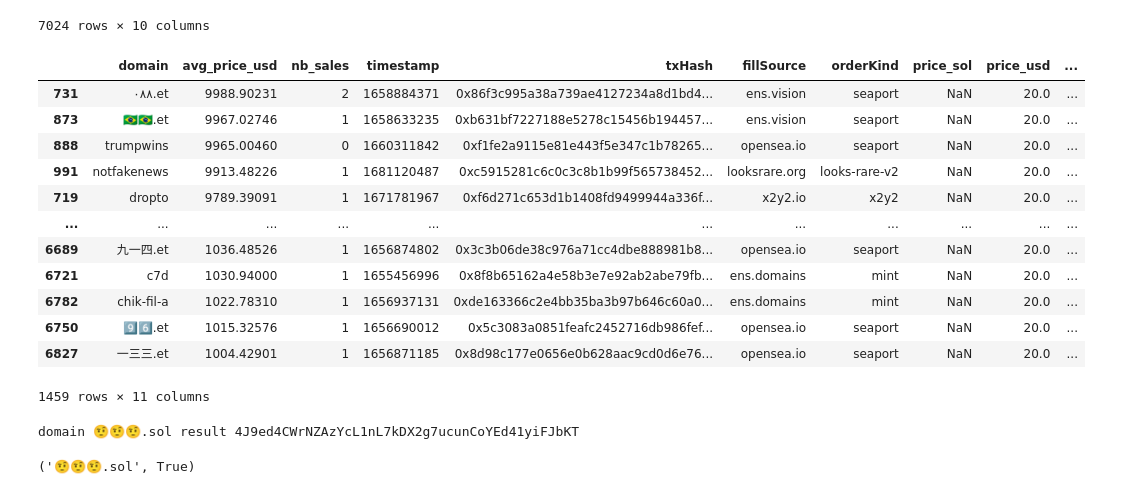
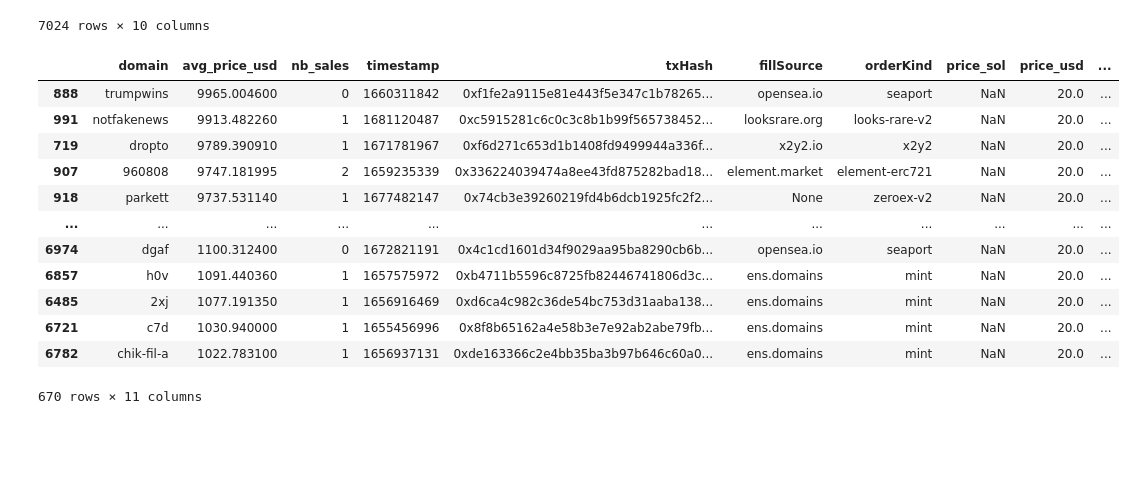
Before and after one commit to thismad/SolEthDomains, a Jupyter notebook: main.ipynb, the cells around one changed output. Saved outputs shown, nothing was run; the diff lists cells and outputs as text; code cells hidden in the pictures; blank space fills up the shorter version.

```diff
--- a/main.ipynb
+++ b/main.ipynb
@@ -548,24 +548,21 @@ temp_merge
 # %%
 temp_merge['price_usd']=temp_merge.apply(lambda x: 20 if not x['is_registered'] else x['price_usd'],axis=1)
 temp_merge['delta']=temp_merge.apply(lambda x: x['avg_price_usd']-x['price_usd'], axis=1)
-temp_merge[temp_merge['is_registered']==False].sort_values(by=['delta'], ascending=False)
+temp_merge=temp_merge[temp_merge['is_registered']==False].sort_values(by=['delta'], ascending=False)
+# Error with some aprsed domains... probably [:-4] weird
+temp_merge = temp_merge[~temp_merge['domain'].str.endswith('.et')]
+temp_merge
 # %% [output]
 |  | domain | avg_price_usd | nb_sales | timestamp | txHash | fillSource | orderKind | price_sol | price_usd | ... |
-| 731 | ٠٨٨.et | 9988.90231 | 2 | 1658884371 | 0x86f3c995a38a739ae4127234a8d1bd4... | ens.vision | seaport | NaN | 20.0 | ... |
-| 873 | 🇧🇷🇧🇷.et | 9967.02746 | 1 | 1658633235 | 0xb631bf7227188e5278c15456b194457... | ens.vision | seaport | NaN | 20.0 | ... |
-| 888 | trumpwins | 9965.00460 | 0 | 1660311842 | 0xf1fe2a9115e81e443f5e347c1b78265... | opensea.io | seaport | NaN | 20.0 | ... |
-| 991 | notfakenews | 9913.48226 | 1 | 1681120487 | 0xc5915281c6c0c3c8b1b99f565738452... | looksrare.org | looks-rare-v2 | NaN | 20.0 | ... |
-| 719 | dropto | 9789.39091 | 1 | 1671781967 | 0xf6d271c653d1b1408fd9499944a336f... | x2y2.io | x2y2 | NaN | 20.0 | ... |
+| 888 | trumpwins | 9965.004600 | 0 | 1660311842 | 0xf1fe2a9115e81e443f5e347c1b78265... | opensea.io | seaport | NaN | 20.0 | ... |
+| 991 | notfakenews | 9913.482260 | 1 | 1681120487 | 0xc5915281c6c0c3c8b1b99f565738452... | looksrare.org | looks-rare-v2 | NaN | 20.0 | ... |
+| 719 | dropto | 9789.390910 | 1 | 1671781967 | 0xf6d271c653d1b1408fd9499944a336f... | x2y2.io | x2y2 | NaN | 20.0 | ... |
+| 907 | 960808 | 9747.181995 | 2 | 1659235339 | 0x336224039474a8ee43fd875282bad18... | element.market | element-erc721 | NaN | 20.0 | ... |
+| 918 | parkett | 9737.531140 | 1 | 1677482147 | 0x74cb3e39260219fd4b6dcb1925fc2f2... | None | zeroex-v2 | NaN | 20.0 | ... |
 | ... | ... | ... | ... | ... | ... | ... | ... | ... | ... | ... |
-| 6689 | 九一四.et | 1036.48526 | 1 | 1656874802 | 0x3c3b06de38c976a71cc4dbe888981b8... | opensea.io | seaport | NaN | 20.0 | ... |
-| 6721 | c7d | 1030.94000 | 1 | 1655456996 | 0x8f8b65162a4e58b3e7e92ab2abe79fb... | ens.domains | mint | NaN | 20.0 | ... |
-| 6782 | chik-fil-a | 1022.78310 | 1 | 1656937131 | 0xde163366c2e4bb35ba3b97b646c60a0... | ens.domains | mint | NaN | 20.0 | ... |
-| 6750 | 9️⃣6️⃣.et | 1015.32576 | 1 | 1656690012 | 0x5c3083a0851feafc2452716db986fef... | opensea.io | seaport | NaN | 20.0 | ... |
-| 6827 | 一三三.et | 1004.42901 | 1 | 1656871185 | 0x8d98c177e0656e0b628aac9cd0d6e76... | opensea.io | seaport | NaN | 20.0 | ... |
+| 6974 | dgaf | 1100.312400 | 0 | 1672821191 | 0x4c1cd1601d34f9029aa95ba8290cb6b... | opensea.io | seaport | NaN | 20.0 | ... |
+| 6857 | h0v | 1091.440360 | 1 | 1657575972 | 0xb4711b5596c8725fb82446741806d3c... | ens.domains | mint | NaN | 20.0 | ... |
+| 6485 | 2xj | 1077.191350 | 1 | 1656916469 | 0xd6ca4c982c36de54bc753d31aaba138... | ens.domains | mint | NaN | 20.0 | ... |
+| 6721 | c7d | 1030.940000 | 1 | 1655456996 | 0x8f8b65162a4e58b3e7e92ab2abe79fb... | ens.domains | mint | NaN | 20.0 | ... |
+| 6782 | chik-fil-a | 1022.783100 | 1 | 1656937131 | 0xde163366c2e4bb35ba3b97b646c60a0... | ens.domains | mint | NaN | 20.0 | ... |
-1459 rows × 11 columns
+670 rows × 11 columns
-# %%
-# Test to resolve emoji domains, I think there is an error, hence no results
-process_domain('🤨🤨🤨.sol')
-# %% [output]
-domain 🤨🤨🤨.sol result 4J9ed4CWrNZAzYcL1nL7kDX2g7ucunCoYEd41yiFJbKT
-('🤨🤨🤨.sol', True)
```
Also changed, not shown: parts of 1 cell of this notebook.
